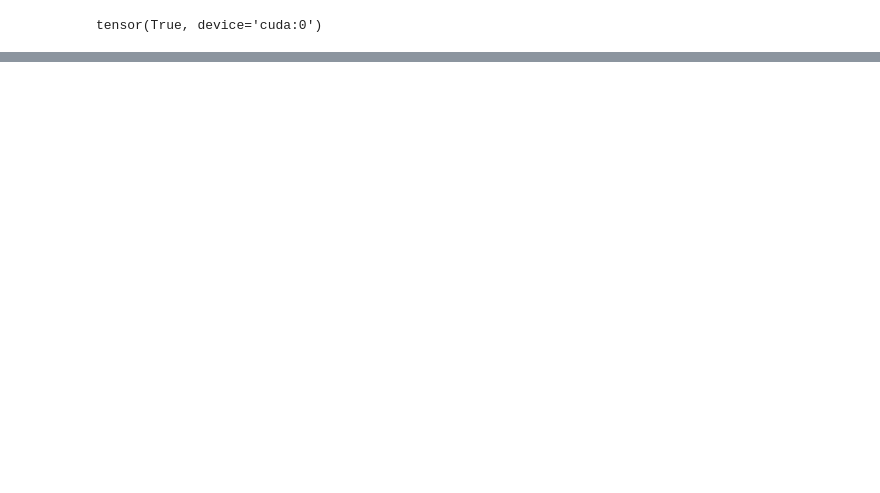
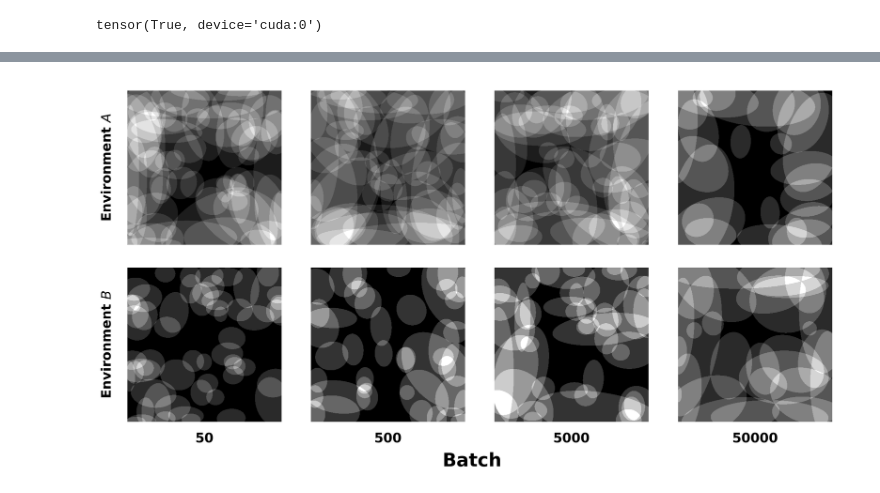
Before and after one commit to ChackMociute/Master-Thesis, a Jupyter notebook: analysis/coverage.ipynb, the cells around one changed output, grey strips where cells are left out. Cells and saved outputs as stored; diff of their text form; code cells hidden in the pictures; blank space fills up the shorter version.

```diff
--- a/analysis/coverage.ipynb
+++ b/analysis/coverage.ipynb
@@ -116,0 +120,41 @@ tensor(True, device='cuda:0')
+# %%
+coverages = list()
+pcs = list()
+for name in exp_names:
+    exp = Experiment.load_experiment(data_path, f"{name}/0_env2")
+    anl = Analysis(exp, immediate_pc=True)
+    coverages.append([exp.pfs_per_env[1].get_coverage().cpu(),
+                      exp.pfs_per_env[2].get_coverage().cpu()])
+    pcs.append([anl.place_cells_per_env[1], anl.place_cells_per_env[2]])
+coverages = np.stack(coverages).transpose(1, 0, 2, 3, 4)
+# %%
+_, axs = plt.subplots(2, 4, figsize=(16, 8.5), dpi=300)
+
+for axs_r, c_r, pc_r in zip(axs, coverages, [[pc[i] for pc in pcs] for i in range(2)]):
+    for ax, c, pc in zip(axs_r, c_r, pc_r):
+        ax.imshow(c[list(pc)].sum(0), cmap='gray')
+        ax.axis('off')
+        ax.axis('equal')
+
+for i, env in zip(range(2), ['A', 'B']):
+    axs[i, 0].axis('on')
+    axs[i, 0].set_ylabel(f"Environment ${env}$", fontsize=20, fontweight='bold')
+    axs[i, 0].get_yaxis().set_ticks([])
+    axs[i, 0].get_xaxis().set_ticks([])
+    for spine in axs[i, 0].spines.values():
+        spine.set_visible(False)
+
+for i, b in zip(range(4), batches):
+    axs[1, i].axis('on')
+    axs[1, i].set_xlabel(b, fontsize=20, fontweight='bold')
+    axs[1, i].get_yaxis().set_ticks([])
+    axs[1, i].get_xaxis().set_ticks([])
+    for spine in axs[1, i].spines.values():
+        spine.set_visible(False)
+
+plt.suptitle("Batch", y=0, fontsize=28, fontweight='bold')
+plt.tight_layout()
+plt.savefig(os.path.join(save_path, 'coverage_env2.png'), bbox_inches='tight')
+plt.show()
+# %% [output]
+[figure, added]
```
Also changed, not shown: parts of 10 cells of this notebook, 2 other files.
